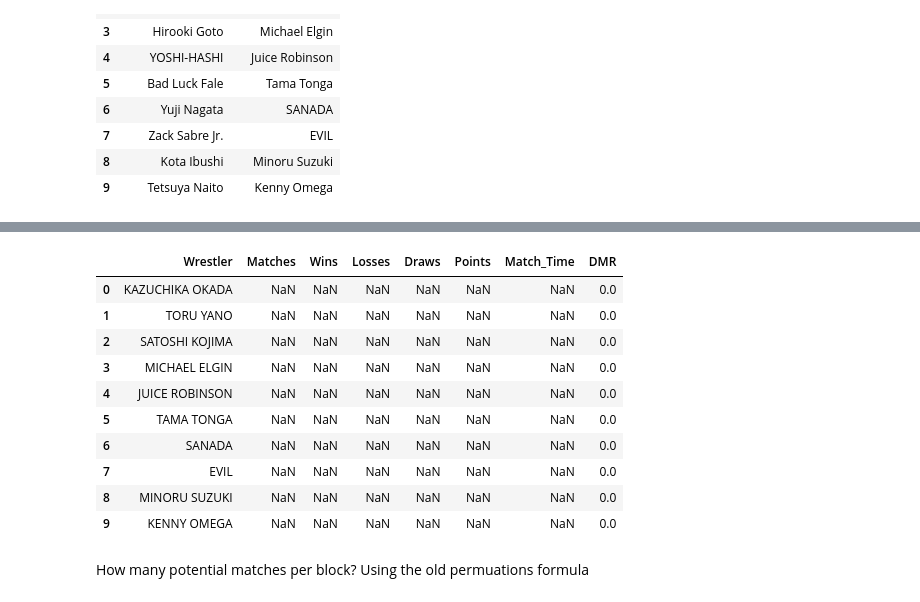
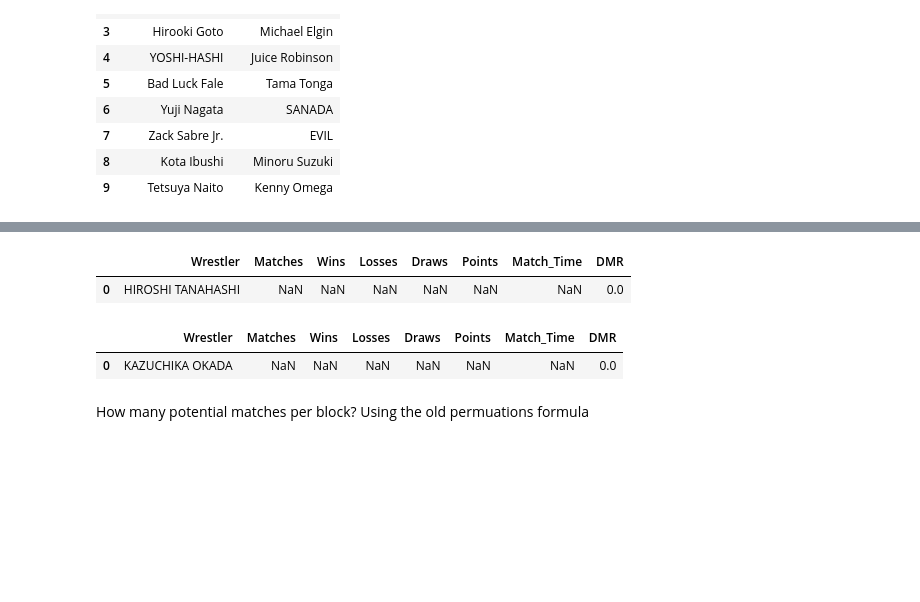
Before and after one commit to ShahnurIslam/G1_Climax1, a Jupyter notebook: G1 Climax Analysis.ipynb, the cells around one changed output, grey strips where cells are left out. Cells and saved outputs as stored; diff of their text form; code cells hidden in the pictures; blank space fills up the shorter version.

```diff
--- a/G1 Climax Analysis.ipynb
+++ b/G1 Climax Analysis.ipynb
@@ -82,17 +100,13 @@ dtype: object
+# %%
+A_Block.head(1)
+# %% [output]
+|  | Wrestler | Matches | Wins | Losses | Draws | Points | Match_Time | DMR |
+| 0 | HIROSHI TANAHASHI | NaN | NaN | NaN | NaN | NaN | NaN | 0.0 |
 # %%
-B_Block
+B_Block.head(1)
 # %% [output]
 |  | Wrestler | Matches | Wins | Losses | Draws | Points | Match_Time | DMR |
 | 0 | KAZUCHIKA OKADA | NaN | NaN | NaN | NaN | NaN | NaN | 0.0 |
-| 1 | TORU YANO | NaN | NaN | NaN | NaN | NaN | NaN | 0.0 |
-| 2 | SATOSHI KOJIMA | NaN | NaN | NaN | NaN | NaN | NaN | 0.0 |
-| 3 | MICHAEL ELGIN | NaN | NaN | NaN | NaN | NaN | NaN | 0.0 |
-| 4 | JUICE ROBINSON | NaN | NaN | NaN | NaN | NaN | NaN | 0.0 |
-| 5 | TAMA TONGA | NaN | NaN | NaN | NaN | NaN | NaN | 0.0 |
-| 6 | SANADA | NaN | NaN | NaN | NaN | NaN | NaN | 0.0 |
-| 7 | EVIL | NaN | NaN | NaN | NaN | NaN | NaN | 0.0 |
-| 8 | MINORU SUZUKI | NaN | NaN | NaN | NaN | NaN | NaN | 0.0 |
-| 9 | KENNY OMEGA | NaN | NaN | NaN | NaN | NaN | NaN | 0.0 |
 # %% [markdown]
 How many potential matches per block?
 Using the old permuations formula
```
Also changed, not shown: parts of 32 cells of this notebook.
